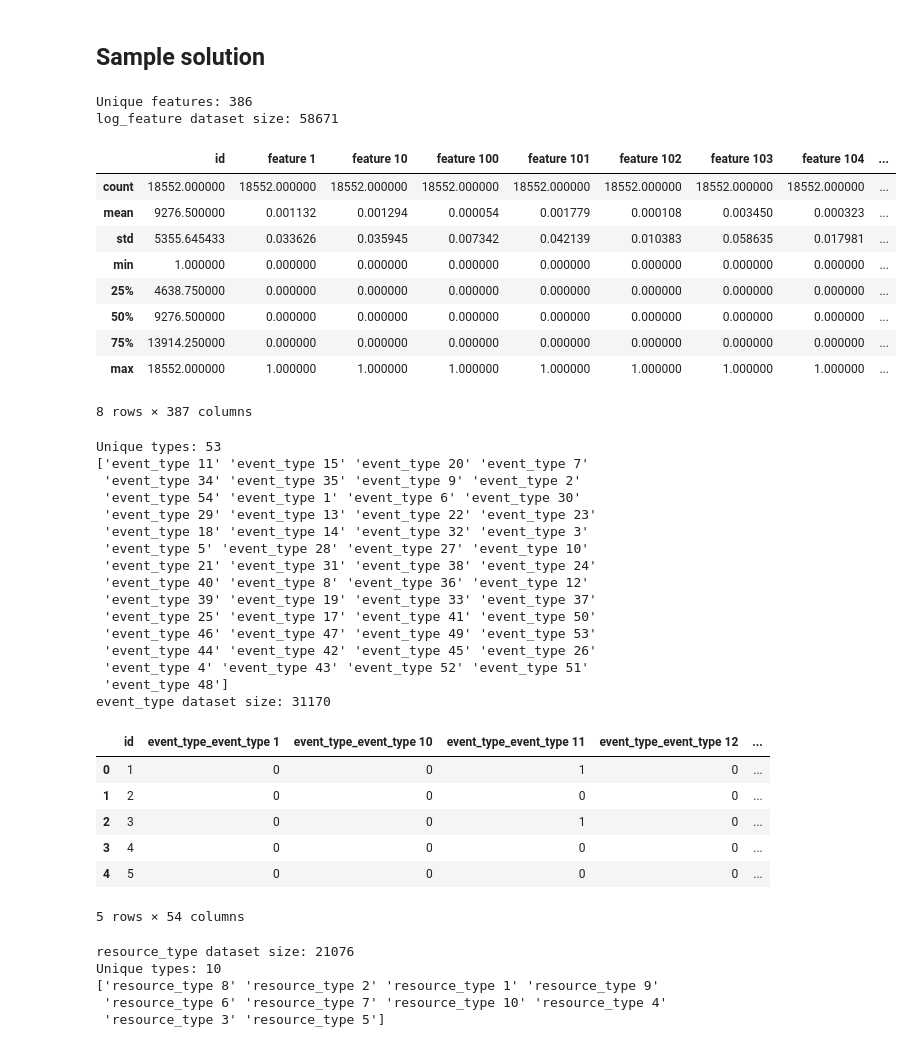
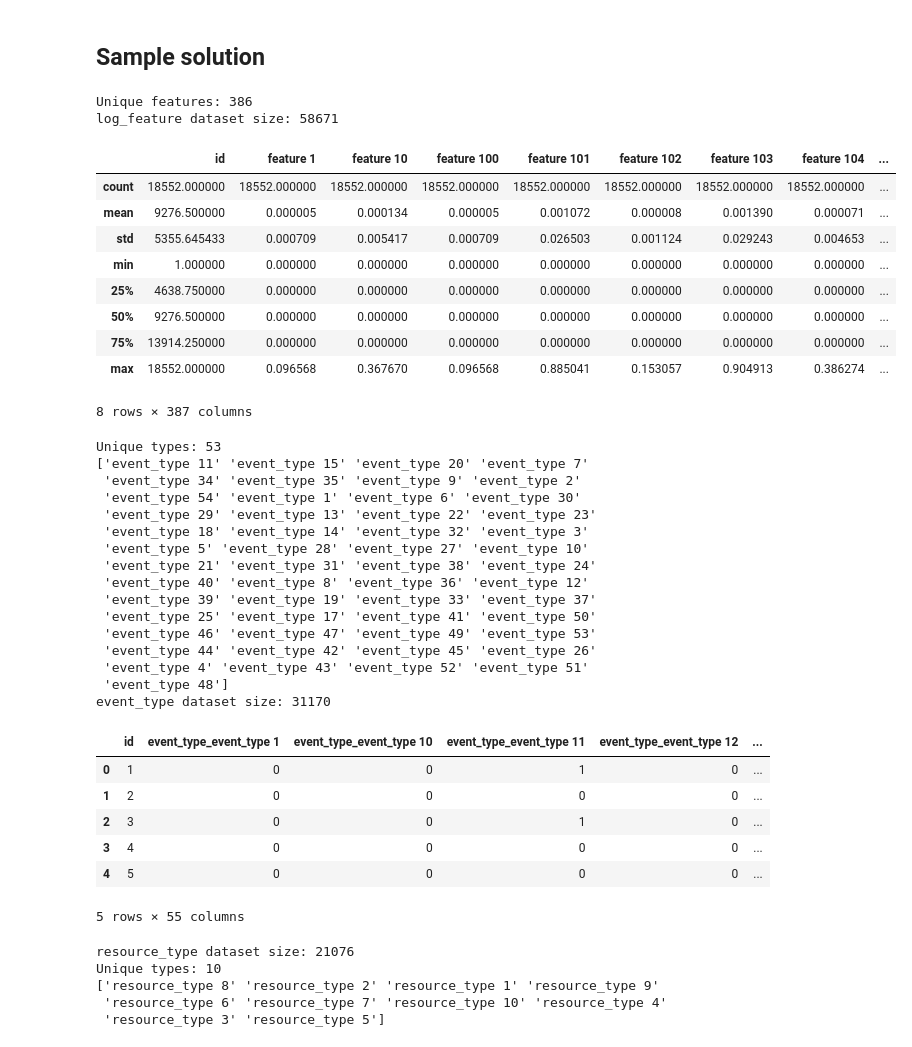
Before and after one commit to klangner/telstra, a Jupyter notebook: notebook/Exploratory Analysis.ipynb, the cells around one changed output. Drawn from its saved outputs; the diff is of its cells as text; code cells hidden in the pictures.

```diff
--- a/notebook/Exploratory Analysis.ipynb
+++ b/notebook/Exploratory Analysis.ipynb
@@ -47,26 +50,27 @@ test dataset size: 11171
 # sample_submission.head()
 # %%
 log_feature = pd.read_csv('../data/log_feature.csv')
-# log_feature['volume'] = log_feature['volume'] / log_feature['volume'].max()
-log_feature['volume'] = np.minimum(log_feature['volume'], 1)
+log_feature['volume'] = np.log(log_feature['volume'])
+log_feature['volume'] = log_feature['volume'] / log_feature['volume'].max()
+# log_feature['volume'] = np.minimum(log_feature['volume'], 1)
 print('Unique features: %d' % len(log_feature['log_feature'].unique()))
 print('log_feature dataset size: %d' % len(log_feature))
 sparse_feature = log_feature.groupby(['id', 'log_feature']).max()
 sparse_feature = sparse_feature.unstack(1).fillna(0)
 sparse_feature = sparse_feature['volume'].reset_index()
 sparse_feature.describe()
 # %% [output]
 Unique features: 386
 log_feature dataset size: 58671
 |  | id | feature 1 | feature 10 | feature 100 | feature 101 | feature 102 | feature 103 | feature 104 | ... |
 | count | 18552.000000 | 18552.000000 | 18552.000000 | 18552.000000 | 18552.000000 | 18552.000000 | 18552.000000 | 18552.000000 | ... |
-| mean | 9276.500000 | 0.001132 | 0.001294 | 0.000054 | 0.001779 | 0.000108 | 0.003450 | 0.000323 | ... |
-| std | 5355.645433 | 0.033626 | 0.035945 | 0.007342 | 0.042139 | 0.010383 | 0.058635 | 0.017981 | ... |
+| mean | 9276.500000 | 0.000005 | 0.000134 | 0.000005 | 0.001072 | 0.000008 | 0.001390 | 0.000071 | ... |
+| std | 5355.645433 | 0.000709 | 0.005417 | 0.000709 | 0.026503 | 0.001124 | 0.029243 | 0.004653 | ... |
 | min | 1.000000 | 0.000000 | 0.000000 | 0.000000 | 0.000000 | 0.000000 | 0.000000 | 0.000000 | ... |
 | 25% | 4638.750000 | 0.000000 | 0.000000 | 0.000000 | 0.000000 | 0.000000 | 0.000000 | 0.000000 | ... |
 | 50% | 9276.500000 | 0.000000 | 0.000000 | 0.000000 | 0.000000 | 0.000000 | 0.000000 | 0.000000 | ... |
 | 75% | 13914.250000 | 0.000000 | 0.000000 | 0.000000 | 0.000000 | 0.000000 | 0.000000 | 0.000000 | ... |
-| max | 18552.000000 | 1.000000 | 1.000000 | 1.000000 | 1.000000 | 1.000000 | 1.000000 | 1.000000 | ... |
+| max | 18552.000000 | 0.096568 | 0.367670 | 0.096568 | 0.885041 | 0.153057 | 0.904913 | 0.386274 | ... |
 8 rows × 387 columns
 # %%
 event_type = pd.read_csv('../data/event_type.csv')
@@ -74,6 +78,7 @@ print('Unique types: %d' % len(event_type['event_type'].unique()))
 print(event_type['event_type'].unique())
 print('event_type dataset size: %d' % len(event_type))
 sparse_events = pd.get_dummies(event_type).groupby('id').sum().reset_index()
+sparse_events['event_type_event_type 16'] = sparse_events['event_type_event_type 54']
 sparse_events.head()
 # %% [output]
 Unique types: 53
@@ -98,7 +103,7 @@ event_type dataset size: 31170
 | 2 | 3 | 0 | 0 | 1 | 0 | ... |
 | 3 | 4 | 0 | 0 | 0 | 0 | ... |
 | 4 | 5 | 0 | 0 | 0 | 0 | ... |
-5 rows × 54 columns
+5 rows × 55 columns
 # %%
 resource_type = pd.read_csv('../data/resource_type.csv')
 print('resource_type dataset size: %d' % len(resource_type))
```
Also changed, not shown: parts of 12 cells of this notebook, 3 other files.
